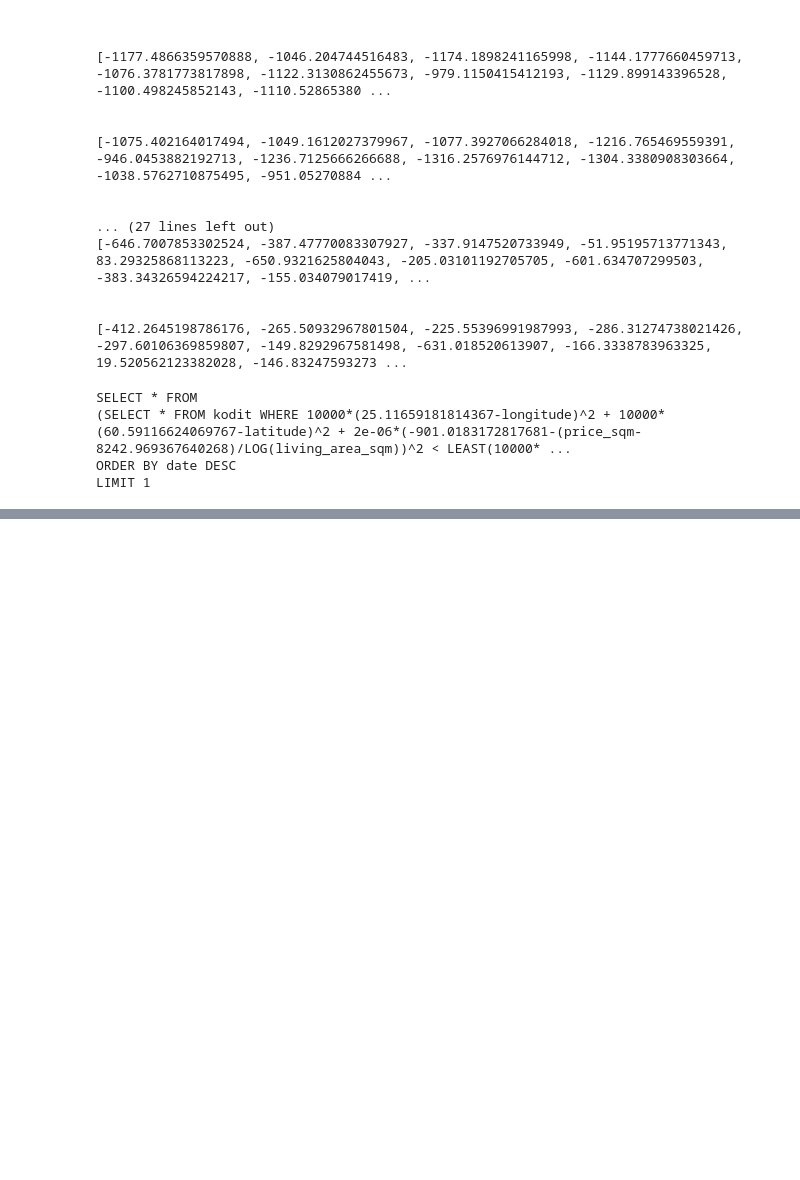
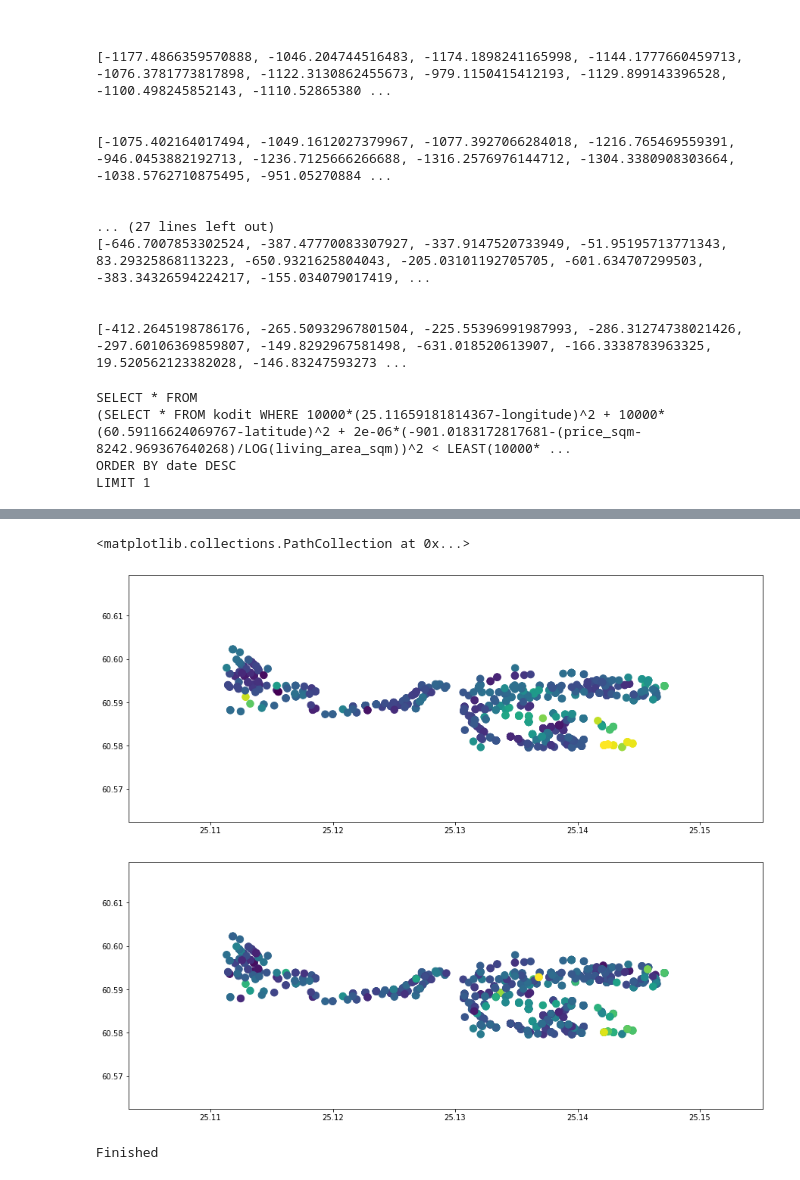
Before and after one commit to Like-an-Angel/kioapp, a Jupyter notebook: analysis.ipynb, the cells around one changed output, grey strips where cells are left out. Saved outputs shown, nothing was run; the diff lists cells and outputs as text; code cells hidden in the pictures; blank space fills up the shorter version.

Commit message:
add results for averaged curves

```diff
--- a/analysis.ipynb
+++ b/analysis.ipynb
@@ -382,0 +340,14 @@ array([[   25.11321609,    60.59624697, -1112.42867485],
+# %%
+threshold = 0.000001
+
+def neighbours(record):
+    count = 0
+    for neighbour in range(len(data)):
+        if ((data['longitude'].iloc[neighbour]-data['longitude'].iloc[record])**2 + (data['latitude'].iloc[neighbour]-data['latitude'].iloc[record])**2) < threshold:
+            count+=1
+            yield data['curve'].iloc[neighbour]
+    print(f"For point {record}, {count} neighbours!")
+# if (data['longitude'].iloc['neighbour']-data['longitude'].iloc['record'])^2 + (data['latitude'].iloc['neighbour']-data['latitude'].iloc['record'])^2 < threshold
+
+data['curve_avg'] = [np.mean([i for i in neighbours(record)]) for record in range(len(data))]
+print("Finished!")
@@ -382,0 +372,12 @@ array([[   25.11321609,    60.59624697, -1112.42867485],
+# %%
+# map of averaged over heighbours curves
+plt.scatter(data['longitude'], data['latitude'],c=(data['curve_avg']), s=90)
+plt.figure()
+# for comparison, in the second plot curve values themselves
+plt.scatter(data['longitude'], data['latitude'],c=(data['curve']), s=90)
+
+# First plot looks smoother
+# %% [output]
+<matplotlib.collections.PathCollection at 0x...>
+[figure, added]
+[figure, added]
@@ -382,0 +388,27 @@ array([[   25.11321609,    60.59624697, -1112.42867485],
+# %%
+max_k = 15 # maximum of groups which will be viewed
+experiments_per_k = 10 # miximum of experiments per group
+parameters = np.zeros(shape=(max_k+1, experiments_per_k, max_k, 3)) # whole results logging structure
+total_costs = np.zeros(shape=(max_k+1, experiments_per_k))
+threshold = 0.01 # cost optimization threshold for early stopping
+time_to_live = 50 # optimization iteration cap for late stopping
+
+for k in range(2,max_k+1):
+    for exp in range(0, experiments_per_k):
+        parameters[k,exp,:k,:] = sample_starting_values(k)
+        # print("parameters[k,exp,:k,:]", parameters[k,exp,:k,:])
+        timer = 0
+        while timer < time_to_live:
+            labels, costs = assign(parameters[k,exp,:k,:])
+            update = recalibrate(k, labels)
+            # print(update.shape, parameters[k,exp,:k,:].shape)
+            if np.sum((parameters[k,exp,:k,:]-update)**2) < threshold:
+                # print(f'k{k}exp{exp}>Early stop with cost {costs} on iteration {timer}')
+                break
+            parameters[k,exp,:k,:] = update
+            timer+=1
+        total_costs[k,exp] = costs
+        parameters[k,exp,:k,:] = update
+print("Finished")
+# %% [output]
+Finished
```
Also changed, not shown: parts of 8 cells of this notebook, 1 other file.
